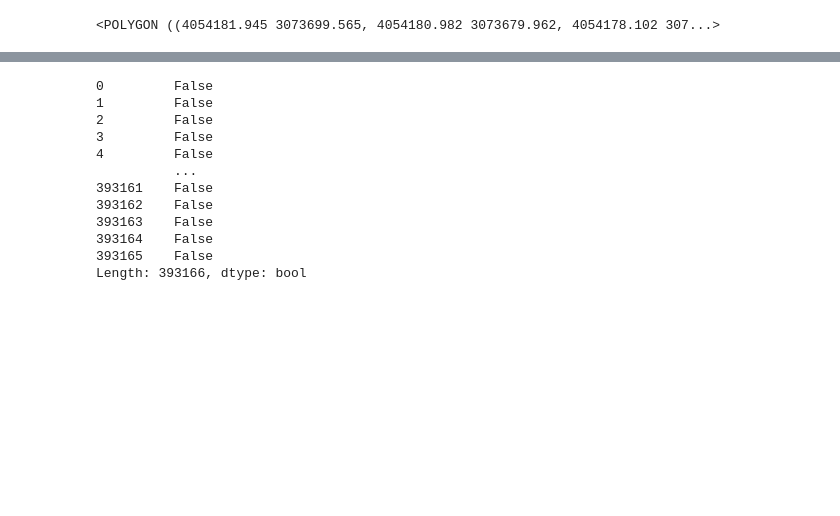
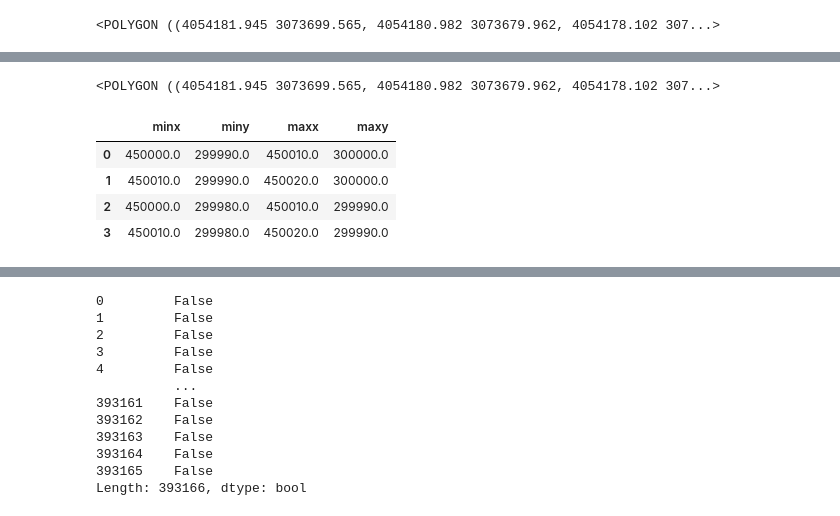
Before and after one commit to mfherrm/BioOTon, a Jupyter notebook: CORINE.ipynb, the cells around one changed output, grey strips where cells are left out. Drawn from its saved outputs; the diff is of its cells as text; code cells hidden in the pictures; blank space fills up the shorter version.

```diff
--- a/CORINE.ipynb
+++ b/CORINE.ipynb
@@ -429,0 +414,13 @@ Name: geometry, dtype: geometry
+# %%
+buffer = gpd.GeoSeries(sound_point["geometry"], crs="EPSG:3035").buffer(distance)
+buffer[0]
+# %% [output]
+<POLYGON ((4054181.945 3073699.565, 4054180.982 3073679.962, 4054178.102 307...>
+# %%
+jdf.bounds
+# %% [output]
+|  | minx | miny | maxx | maxy |
+| 0 | 450000.0 | 299990.0 | 450010.0 | 300000.0 |
+| 1 | 450010.0 | 299990.0 | 450020.0 | 300000.0 |
+| 2 | 450000.0 | 299980.0 | 450010.0 | 299990.0 |
+| 3 | 450010.0 | 299980.0 | 450020.0 | 299990.0 |
```
Also changed, not shown: parts of 24 cells of this notebook.
